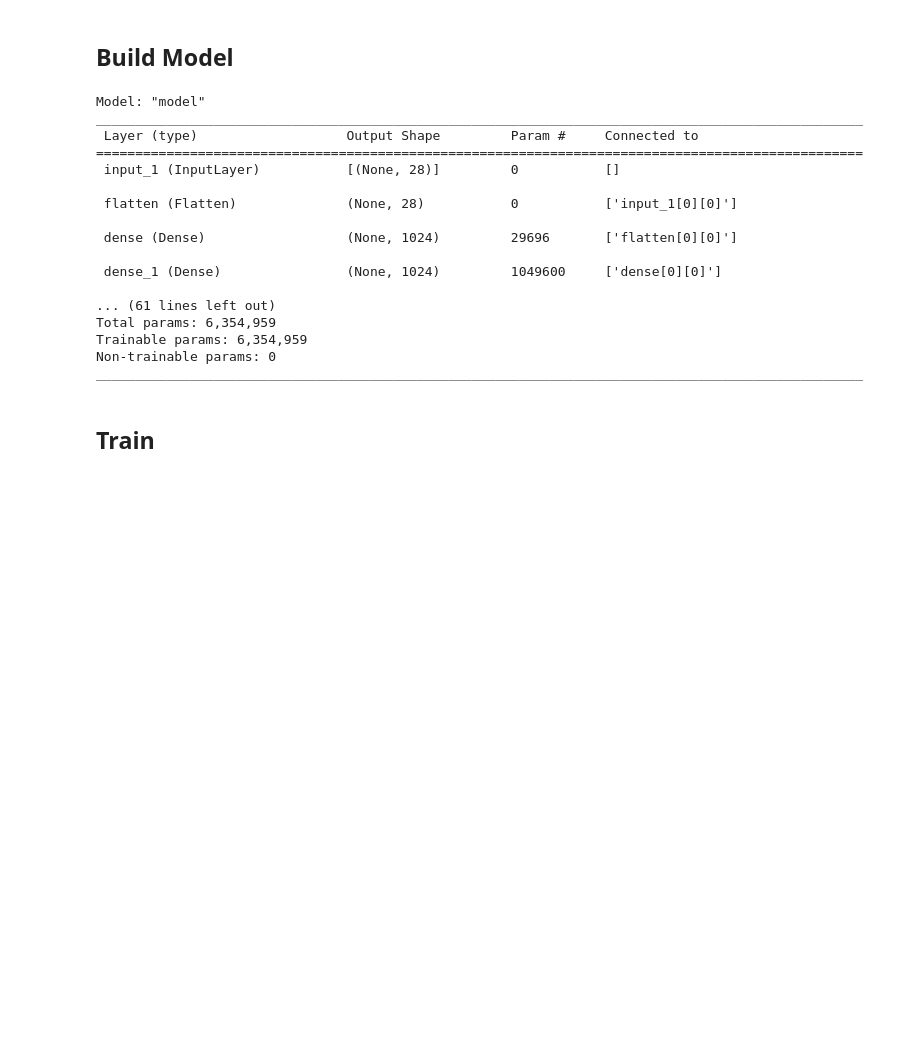
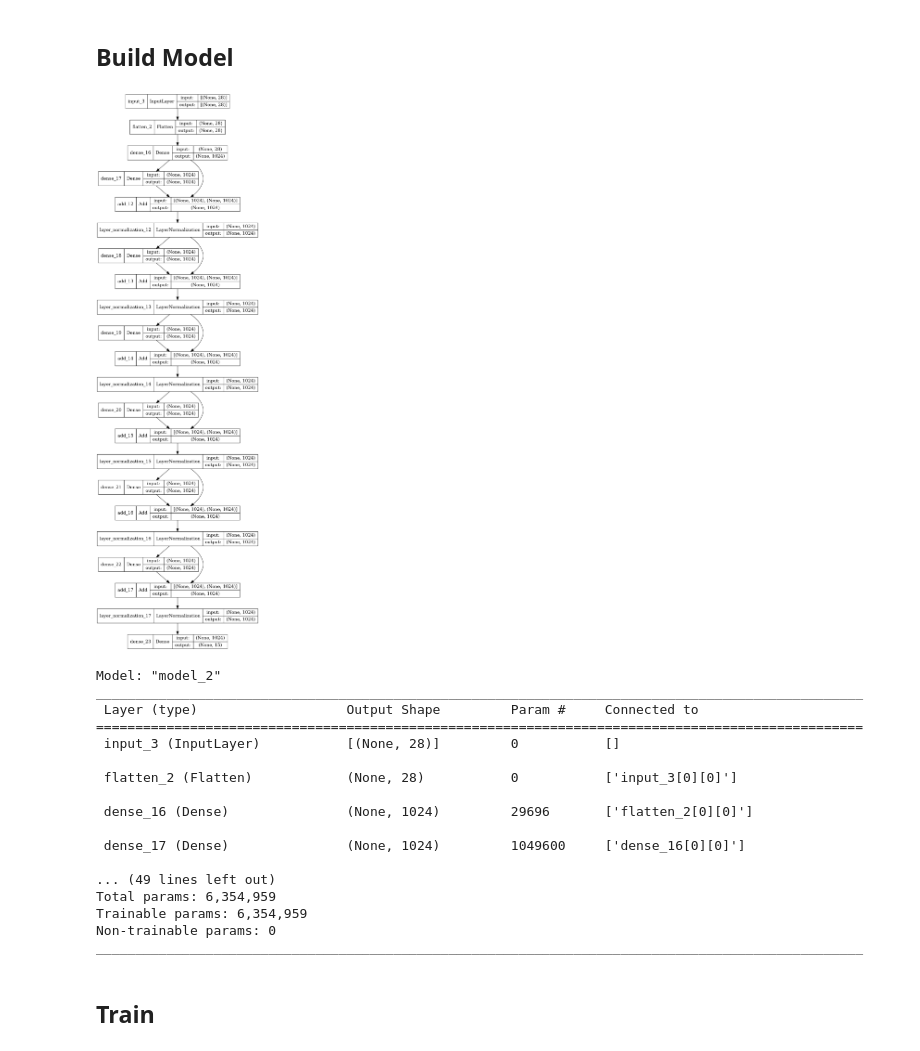
Before and after one commit to CSCI4850/s22-team8-project, a Jupyter notebook: train.ipynb, the cells around one changed output. Saved outputs shown, nothing was run; the diff lists cells and outputs as text; code cells hidden in the pictures; blank space fills up the shorter version.

Commit message:
model 9

```diff
--- a/train.ipynb
+++ b/train.ipynb
@@ -81,7 +62,7 @@ verbose = 2
 # %% [markdown]
 ## Generate Data
 # %%
-generator = Generator('nutrients.csv') # filename with data
+generator = Generator('./data/nutrients.csv') # filename with data
 generator.generate(train_examples) # generates arg number of examples
 # %%
 if rank:
@@ -90,14 +71,13 @@ if rank:
 recipes = generator.recipes
 quant = generator.quant
 
-if normalize:
-    recipe_normalizer = Normalizer()
-    recipe_normalizer.fit(recipes)
-    recipes = recipe_normalizer.normalize(recipes)
+recipe_normalizer = Normalizer()
+recipe_normalizer.fit(recipes)
+recipes = recipe_normalizer.normalize(recipes)
 
-    quant_normalizer = Normalizer()
-    quant_normalizer.fit(quant)
-    quant = quant_normalizer.normalize(quant)
+quant_normalizer = Normalizer()
+quant_normalizer.fit(quant)
+quant = quant_normalizer.normalize(quant)
 # %% [markdown]
 ## Build Model
 # %%
@@ -126,23 +100,25 @@ else:
 
 model = keras.Model(i1,o1)
 # %%
-#keras.utils.plot_model(model,to_file='recipe_model.png',show_shapes=True,expand_nested=True)
+keras.utils.plot_model(model,to_file='recipe_model.png',show_shapes=True,expand_nested=True)
+# %% [output]
+[figure, added]
 # %%
 model.summary()
 # %% [output]
-Model: "model"
+Model: "model_2"
 __________________________________________________________________________________________________
  Layer (type)                   Output Shape         Param #     Connected to
 ==================================================================================================
- input_1 (InputLayer)           [(None, 28)]         0           []
+ input_3 (InputLayer)           [(None, 28)]         0           []
 
- flatten (Flatten)              (None, 28)           0           ['input_1[0][0]']
+ flatten_2 (Flatten)            (None, 28)           0           ['input_3[0][0]']
 
- dense (Dense)                  (None, 1024)         29696       ['flatten[0][0]']
+ dense_16 (Dense)               (None, 1024)         29696       ['flatten_2[0][0]']
 
- dense_1 (Dense)                (None, 1024)         1049600     ['dense[0][0]']
+ dense_17 (Dense)               (None, 1024)         1049600     ['dense_16[0][0]']
 
-... (61 lines left out)
+... (49 lines left out)
 Total params: 6,354,959
 Trainable params: 6,354,959
 Non-trainable params: 0
```
Also changed, not shown: parts of 15 cells of this notebook, 1 other file.
